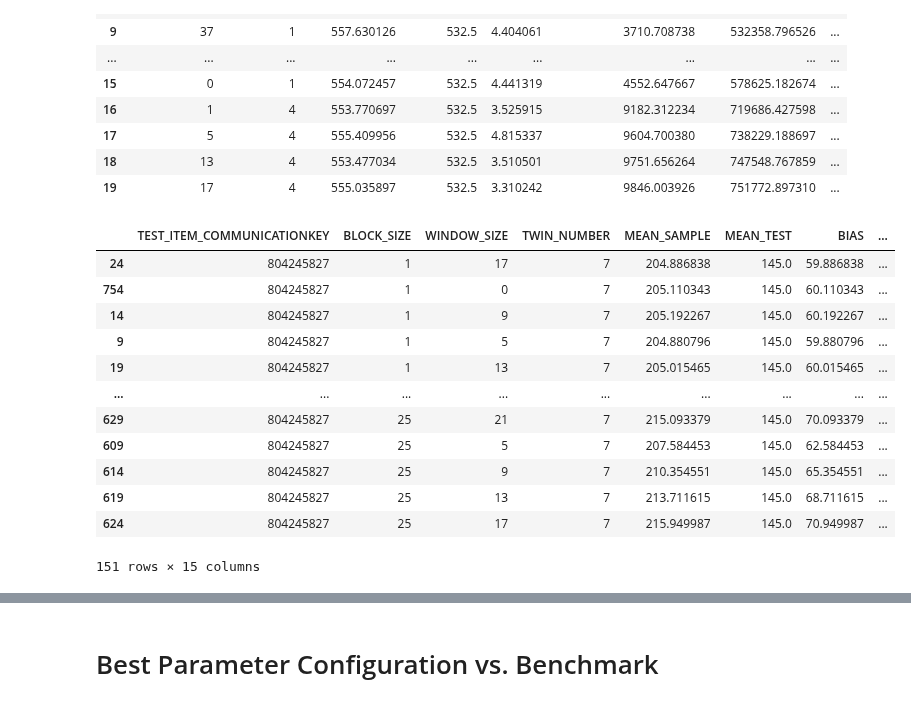
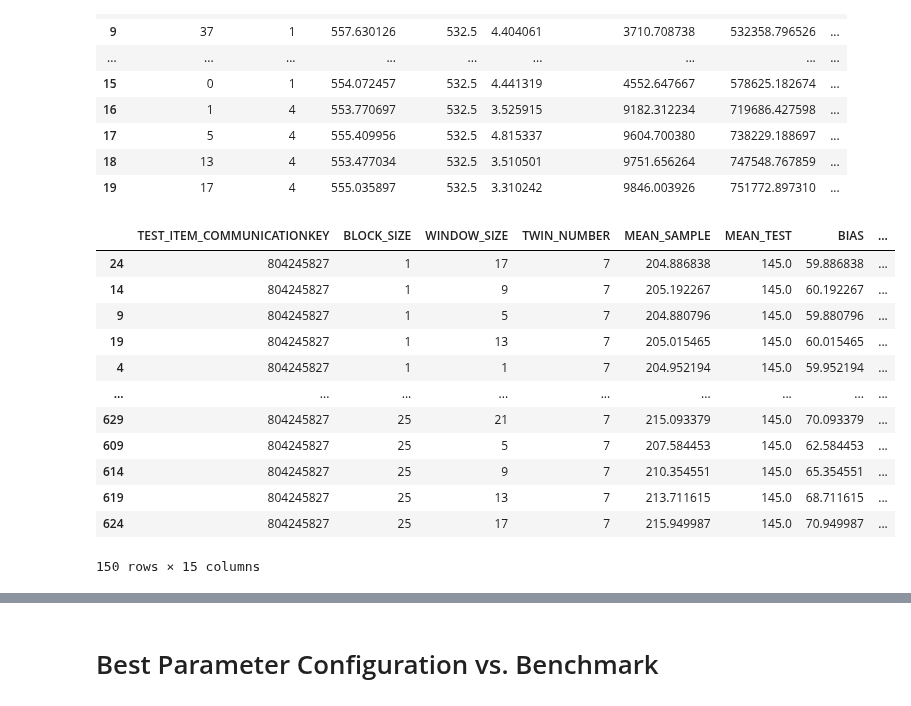
Before and after one commit to chrisnhr/Diplom, a Jupyter notebook: bootstrapping.ipynb, the cells around one changed output, grey strips where cells are left out. Drawn from its saved outputs; the diff is of its cells as text; code cells hidden in the pictures.

```diff
--- a/bootstrapping.ipynb
+++ b/bootstrapping.ipynb
@@ -121,20 +121,20 @@ df_grid_results.groupby(["WINDOW_SIZE", "BLOCK_SIZE"]).median().drop(["TEST_ITEM
 # %%
 #Idee im Median über alle Items ist das einfache Bootstrapping besser, aber für einzelne Items/Itemcluster können abweichende Parametereinstellungen besser sein
 #gruppieren per item, order by wasserstein, select the top 5/10 combinations, cluster on similarity of the top 5/10 combinations to result in maybe 4 clusters?
 # list(input_data.TestData.keys())[:5]
 # [716679764, 735286989, 796628327, 803656013, 804245827]
-df_grid_results.query("TEST_ITEM_COMMUNICATIONKEY == 804245827").sort_values("WASSERSTEIN")
+df_grid_results.query("TEST_ITEM_COMMUNICATIONKEY == 804245827 & WINDOW_SIZE != 0").sort_values("WASSERSTEIN")
 # %% [output]
 |  | TEST_ITEM_COMMUNICATIONKEY | BLOCK_SIZE | WINDOW_SIZE | TWIN_NUMBER | MEAN_SAMPLE | MEAN_TEST | BIAS | ... |
 | 24 | 804245827 | 1 | 17 | 7 | 204.886838 | 145.0 | 59.886838 | ... |
-| 754 | 804245827 | 1 | 0 | 7 | 205.110343 | 145.0 | 60.110343 | ... |
 | 14 | 804245827 | 1 | 9 | 7 | 205.192267 | 145.0 | 60.192267 | ... |
 | 9 | 804245827 | 1 | 5 | 7 | 204.880796 | 145.0 | 59.880796 | ... |
 | 19 | 804245827 | 1 | 13 | 7 | 205.015465 | 145.0 | 60.015465 | ... |
+| 4 | 804245827 | 1 | 1 | 7 | 204.952194 | 145.0 | 59.952194 | ... |
 | ... | ... | ... | ... | ... | ... | ... | ... | ... |
 | 629 | 804245827 | 25 | 21 | 7 | 215.093379 | 145.0 | 70.093379 | ... |
 | 609 | 804245827 | 25 | 5 | 7 | 207.584453 | 145.0 | 62.584453 | ... |
 | 614 | 804245827 | 25 | 9 | 7 | 210.354551 | 145.0 | 65.354551 | ... |
 | 619 | 804245827 | 25 | 13 | 7 | 213.711615 | 145.0 | 68.711615 | ... |
 | 624 | 804245827 | 25 | 17 | 7 | 215.949987 | 145.0 | 70.949987 | ... |
-151 rows × 15 columns
+150 rows × 15 columns
```
Also changed, not shown: parts of 5 cells of this notebook.
